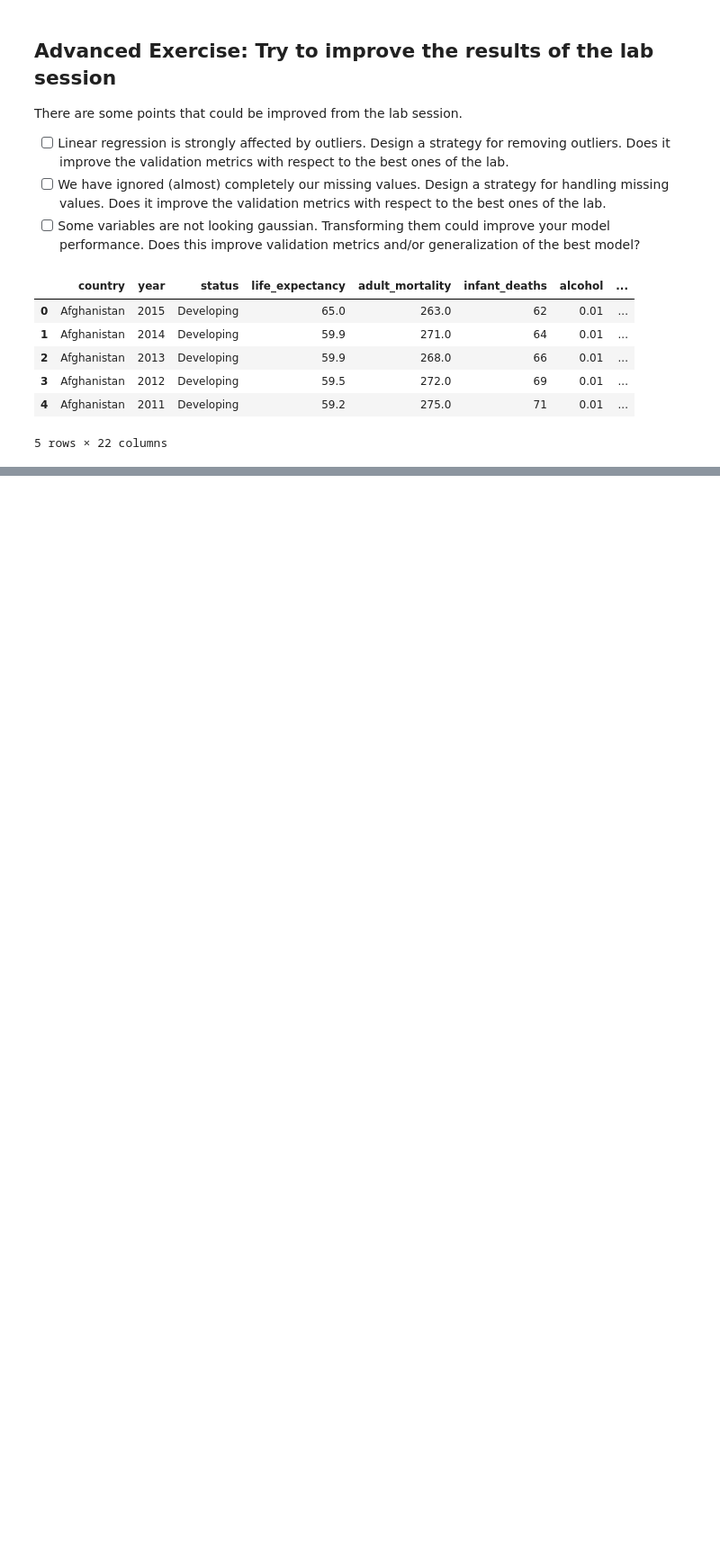
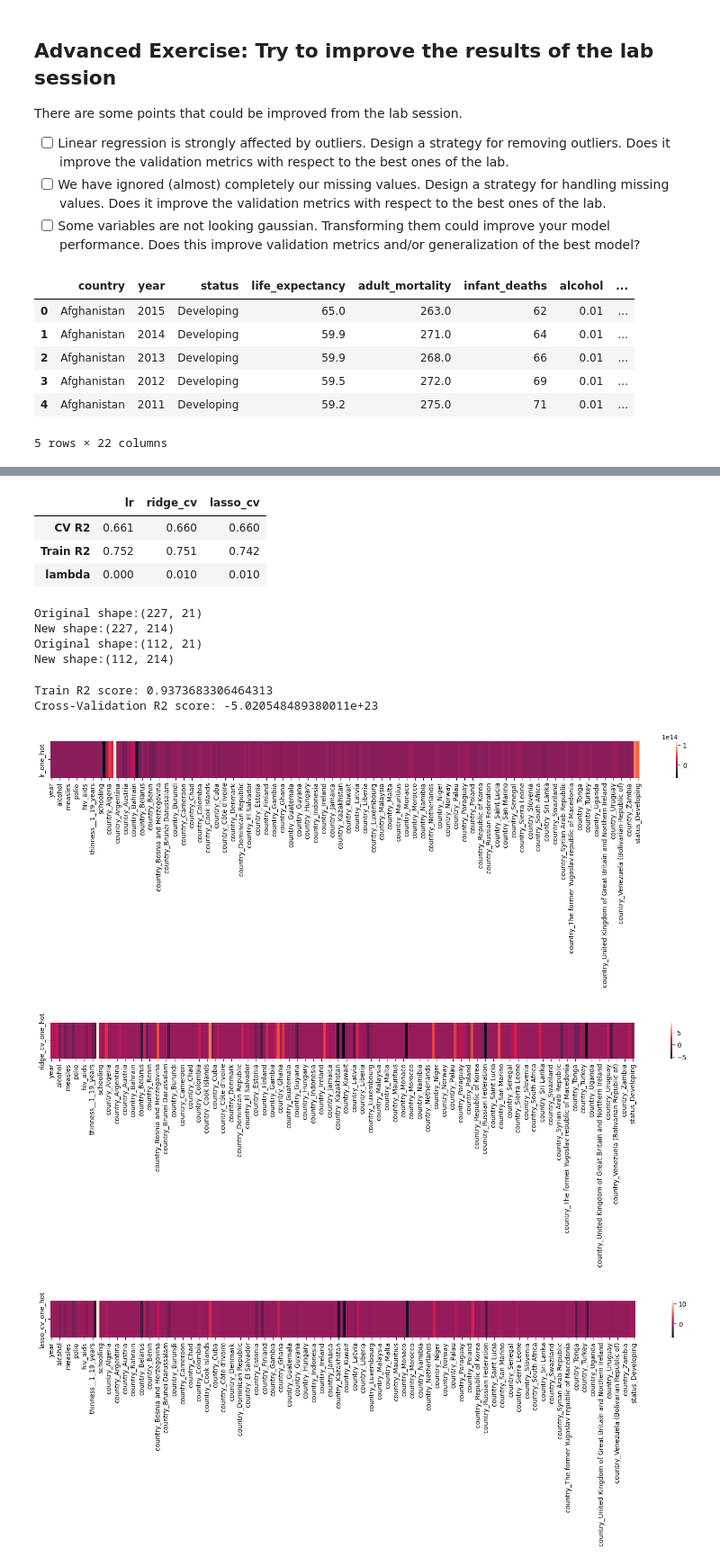
Before and after one commit to Lorenc1o/BDMA_Notes, a Jupyter notebook: UPC/Machine_Learning/Labs/lab04/ml04-exercise.ipynb, the cells around one changed output, grey strips where cells are left out. Shown at 90% size. Saved outputs shown, nothing was run; the diff lists cells and outputs as text; code cells hidden in the pictures; blank space fills up the shorter version.

```diff
--- a/UPC/Machine_Learning/Labs/lab04/ml04-exercise.ipynb
+++ b/UPC/Machine_Learning/Labs/lab04/ml04-exercise.ipynb
@@ -65,0 +281,6 @@ life_expentancy_data.head()
+# %%
+X = life_expentancy_data.loc[:,life_expentancy_data.columns != 'life_expectancy']
+y = life_expentancy_data['life_expectancy']
+# %%
+from sklearn.model_selection import cross_val_score
+lambdas = [0.01, 0.1, 1.0, 10.0, 100.0]
@@ -65,0 +319,15 @@ life_expentancy_data.head()
+# %%
+r2_results = pd.DataFrame({'lr':r2_lr_scaled, 'ridge_cv':r2_ridge_scaled, 'lasso_cv':r2_lasso_scaled,},index=['CV R2'])
+
+r2_results.loc['Train R2', :] =[r2_score(y_train,lr_scaled.predict(X_train)),
+                                r2_score(y_train,ridge_cv_scaled.predict(X_train)),
+                                r2_score(y_train,lasso_cv_scaled.predict(X_train))]
+r2_results.loc['lambda','lr']=0
+r2_results.loc['lambda','ridge_cv']=ridge_cv_scaled.alpha_
+r2_results.loc['lambda','lasso_cv']=lasso_cv_scaled.alpha_
+r2_results
+# %% [output]
+|  | lr | ridge_cv | lasso_cv |
+| CV R2 | 0.661 | 0.660 | 0.660 |
+| Train R2 | 0.752 | 0.751 | 0.742 |
+| lambda | 0.000 | 0.010 | 0.010 |
@@ -65,0 +359,48 @@ life_expentancy_data.head()
+# %%
+X_train, X_test, y_train, y_test = train_test_split(X, y, test_size=0.33, random_state=42)
+X_train, y_train, scaler = categorical_preprocessing(X_train,y_train)
+X_test, y_test, _ = categorical_preprocessing(X_test,y_test,scaler)
+# %% [output]
+Original shape:(227, 21)
+New shape:(227, 214)
+Original shape:(112, 21)
+New shape:(112, 214)
+# %%
+lr_one_hot = LinearRegression()
+lr_one_hot.fit(X_train,y_train)
+
+r2_lr_one_hot_train = lr_one_hot.score(X_train,y_train)
+r2_lr_one_hot_cv = np.mean(cross_val_score(lr_one_hot, X_train,y_train, cv=5, scoring='r2'))
+
+print('Train R2 score: {}\nCross-Validation R2 score: {}'.format(r2_lr_one_hot_train, r2_lr_one_hot_cv))
+# %% [output]
+Train R2 score: 0.9373683306464313
+Cross-Validation R2 score: -5.020548489380011e+23
+# %%
+ridge_cv_one_hot = RidgeCV(alphas=lambdas, cv=5)
+ridge_cv_one_hot.fit(X_train, y_train)
+
+r2_ridge_one_hot_train = ridge_cv_one_hot.score(X_train,y_train)
+r2_ridge_one_hot_cv = np.mean(cross_val_score(ridge_cv_one_hot, X_train, y_train, cv=5, scoring='r2'))
+
+lasso_cv_one_hot = LassoCV(alphas=lambdas, cv=5)
+lasso_cv_one_hot.fit(X_train, y_train)
+
+r2_lasso_one_hot_train = ridge_cv_one_hot.score(X_train,y_train)
+r2_lasso_one_hot_cv = np.mean(cross_val_score(lasso_cv_one_hot, X_train, y_train, cv=5, scoring='r2'))
+
+weights = pd.DataFrame(
+    {
+        'lr_one_hot': lr_one_hot.coef_,
+        'ridge_cv_one_hot': ridge_cv_one_hot.coef_,
+        'lasso_cv_one_hot': lasso_cv_one_hot.coef_
+    },
+    index=X_train.columns)
+
+for column in weights.columns:
+    fig= plt.figure(figsize=(20,1))
+    ax=sns.heatmap(weights[[column]].T)
+# %% [output]
+[figure, added]
+[figure, added]
+[figure, added]
```
Also changed, not shown: parts of 30 cells of this notebook, 1 other file.
